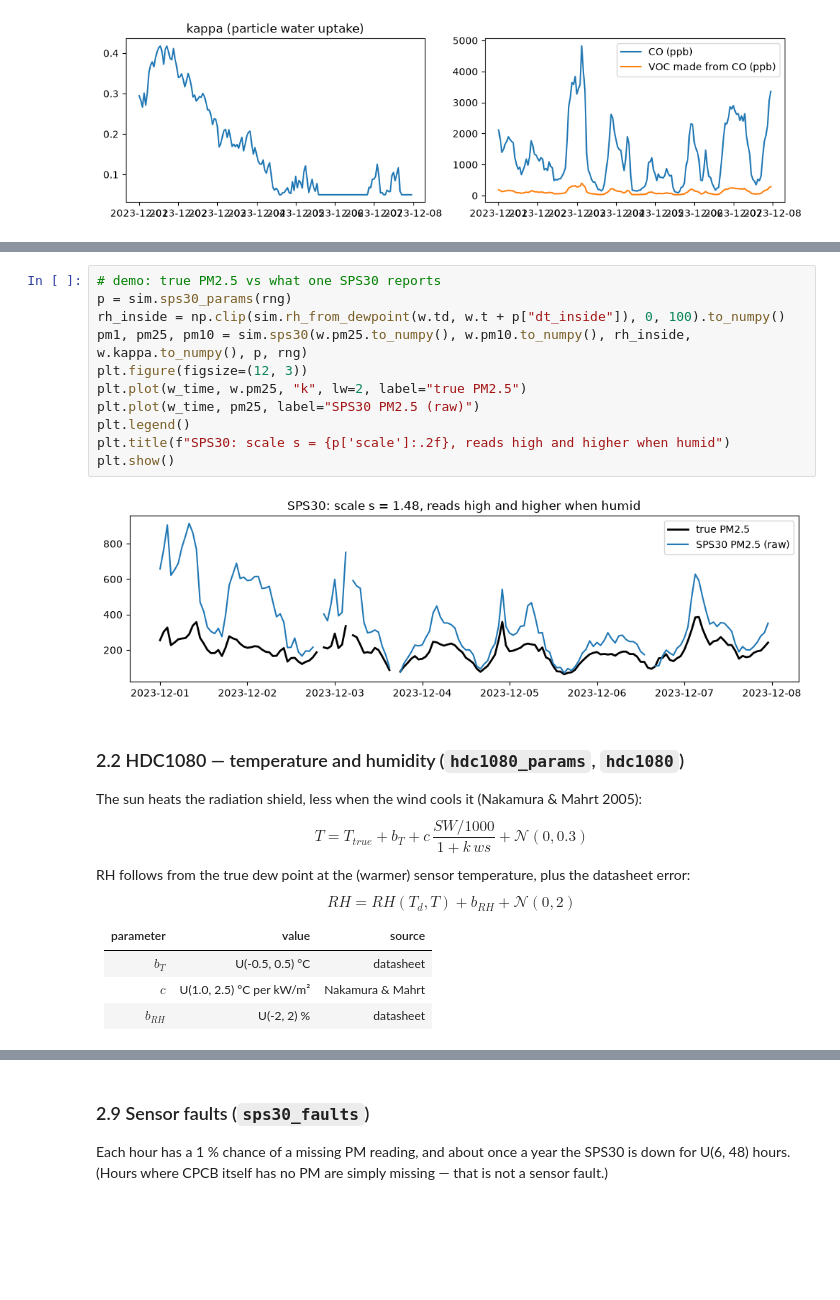
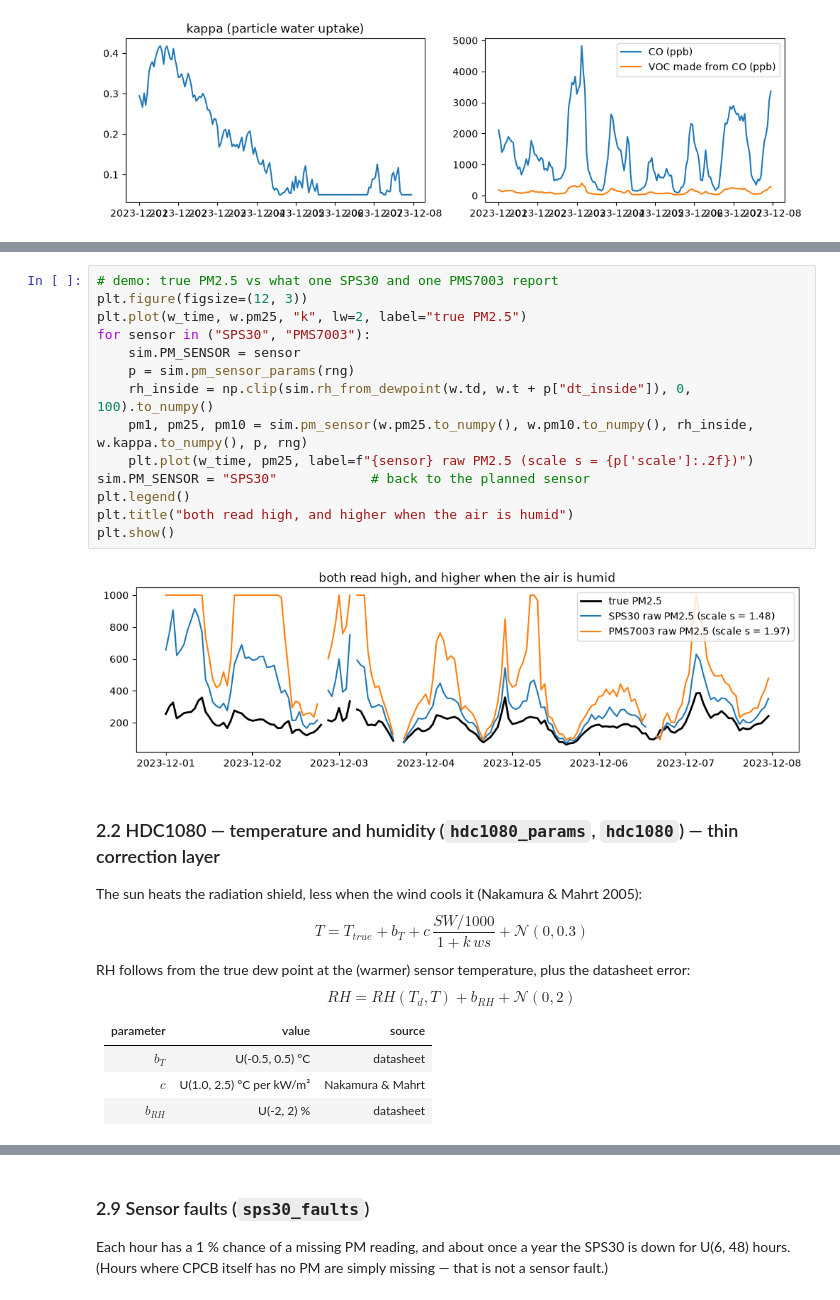
Before and after one commit to samiul1221/Hybrid-Aqi-Trend-Forecasting, a Jupyter notebook: notebooks/02_simulator.ipynb, the cells around one changed output, grey strips where cells are left out. Cells and saved outputs as stored; diff of their text form; blank space fills up the shorter version.

```diff
--- a/notebooks/02_simulator.ipynb
+++ b/notebooks/02_simulator.ipynb
@@ -108,18 +123,21 @@ Three effects, calibrated so that the SPS30-vs-reference slope matches an IIT-De
 # %%
-# demo: true PM2.5 vs what one SPS30 reports
-p = sim.sps30_params(rng)
-rh_inside = np.clip(sim.rh_from_dewpoint(w.td, w.t + p["dt_inside"]), 0, 100).to_numpy()
-pm1, pm25, pm10 = sim.sps30(w.pm25.to_numpy(), w.pm10.to_numpy(), rh_inside, w.kappa.to_numpy(), p, rng)
+# demo: true PM2.5 vs what one SPS30 and one PMS7003 report
 plt.figure(figsize=(12, 3))
 plt.plot(w_time, w.pm25, "k", lw=2, label="true PM2.5")
-plt.plot(w_time, pm25, label="SPS30 PM2.5 (raw)")
+for sensor in ("SPS30", "PMS7003"):
+    sim.PM_SENSOR = sensor
+    p = sim.pm_sensor_params(rng)
+    rh_inside = np.clip(sim.rh_from_dewpoint(w.td, w.t + p["dt_inside"]), 0, 100).to_numpy()
+    pm1, pm25, pm10 = sim.pm_sensor(w.pm25.to_numpy(), w.pm10.to_numpy(), rh_inside, w.kappa.to_numpy(), p, rng)
+    plt.plot(w_time, pm25, label=f"{sensor} raw PM2.5 (scale s = {p['scale']:.2f})")
+sim.PM_SENSOR = "SPS30"            # back to the planned sensor
 plt.legend()
-plt.title(f"SPS30: scale s = {p['scale']:.2f}, reads high and higher when humid")
+plt.title("both read high, and higher when the air is humid")
 plt.show()
 # %% [output]
-[figure, old version]
+[figure, new version]
 # %% [markdown]
-### 2.2 HDC1080 — temperature and humidity  (`hdc1080_params`, `hdc1080`)
+### 2.2 HDC1080 — temperature and humidity  (`hdc1080_params`, `hdc1080`) — thin correction layer
 The sun heats the radiation shield, less when the wind cools it (Nakamura & Mahrt 2005):
 $$T = T_{true} + b_T + c\,\frac{SW/1000}{1 + k\,ws} + \mathcal{N}(0, 0.3)$$
 RH follows from the true dew point at the (warmer) sensor temperature, plus the datasheet error:
```
Also changed, not shown: parts of 28 cells of this notebook, 5 other files.
